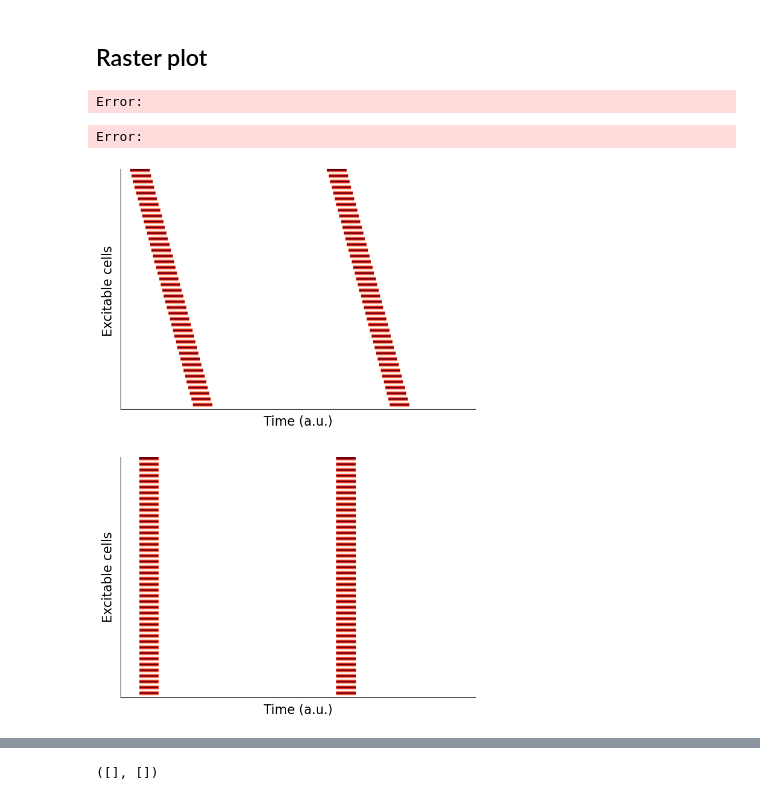
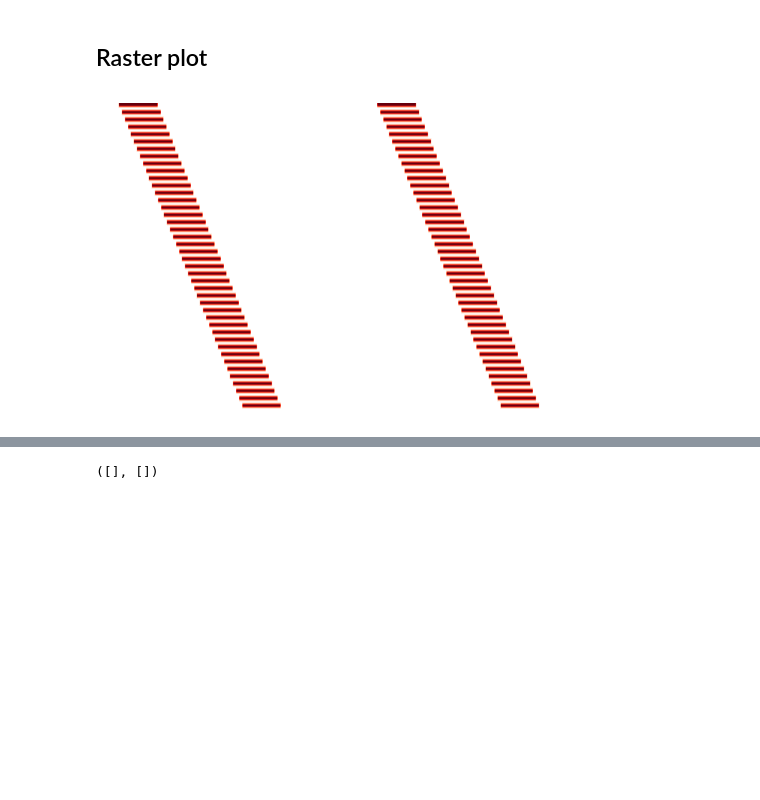
Before and after one commit to Priesemann-Group/perspective_heart_and_brain, a Jupyter notebook: notebooks/heart_plots.ipynb, the cells around one changed output, grey strips where cells are left out. Drawn from its saved outputs; the diff is of its cells as text; code cells hidden in the pictures; blank space fills up the shorter version.

```diff
--- a/notebooks/heart_plots.ipynb
+++ b/notebooks/heart_plots.ipynb
@@ -101,8 +101,8 @@ N_y=200
 N_x=200
 N=N_x*N_y
 dts=500
-L1, c1 = generate_laplacian(N_x,N_y,0, seed=1000, sparse_matrix=True)
-L2,c2=generate_laplacian(N_x,N_y,0.35, seed=135, sparse_matrix=True)
+L1, c1 = generate_laplacian(N_x,N_y,0.46, seed=1000, sparse_matrix=True)
+L2,c2=generate_laplacian(N_x,N_y,0.45, seed=135, sparse_matrix=True)
 # %%
 
 def FHN_step(u, v, N, a, b, e, Du, sigma, L, key, delta_t):
@@ -204,23 +204,22 @@ def threshold_matrix(matrix: jnp.ndarray, threshold: float) -> jnp.ndarray:
     # Use jax.numpy.where to create a binary matrix
     return jnp.where(matrix > threshold, 1, 0)
 # %%
-u_sol, v_sol = run_simulation(N=N, sigma=0.0001,L=L1, c1=c1, key=random.PRNGKey(2),delta_t=0.1, total_time=6500, stimulus_time=1300, Nconf=6500)
-u_sol2, v_sol2 = run_simulation(N=N, sigma=0.0001,L=L2, c1=c2, key=random.PRNGKey(2),delta_t=0.1, total_time=6500, stimulus_time=1300, Nconf=6500)
+
+
+u_sol, v_sol = run_simulation(N=N, sigma=0.0001,L=L1, c1=c1, key=random.PRNGKey(2),delta_t=0.1, total_time=6500, stimulus_time=500, Nconf=6500)
+u_sol2, v_sol2 = run_simulation(N=N, sigma=0.0001,L=L2, c1=c2, key=random.PRNGKey(2),delta_t=0.1, total_time=6500, stimulus_time=500, Nconf=6500)
 u_sol1=u_sol.T
 u_sol2=u_sol2.T
 binary1=threshold_matrix(u_sol1,0.08)
 binary1=binary1.reshape(N_x,N_y,-1)
 binary2=threshold_matrix(u_sol2,0.08)
 binary2=binary2.reshape(N_x,N_y,-1)
-# %% [output]
-Error:
-Error:
 # %%
 # Get the specific slices
 
-data1 = binary1[20, 4:(N_y-4), :1500]
+data1 = binary1[20, 4:(N_y-4), :900]
 
-data2 = binary1[4:(N_y-4), 10, :1500]
+data2 = binary1[4:(N_y-4), 10, :900]
 
 # Add blank rows between binary rows for data1
 N1, T1 = data1.shape
@@ -232,47 +231,48 @@ for i in range(N1):
 # Add blank rows between binary rows for data2
 N2, T2 = data2.shape
 gap2 = 1  # Gap size (number of blank rows)
 data2_with_blanks = np.zeros((N2 * (gap2 + 1), T2))
 for i in range(N2):
     data2_with_blanks[i * (gap2 + 1), :] = data2[i, :]
 
 # Create a custom colormap (transparent for 0, red for 1)
 cmap = plt.cm.Reds
 cmap = cmap(np.arange(cmap.N))
 cmap[0, -1] = 0  # Set the alpha value of the first color (for 0) to 0 (fully transparent)
 cmap = plt.matplotlib.colors.ListedColormap(cmap)
 
 
 # Plot the data
-plt.figure(figsize=(8, 12), facecolor='none')
+plt.figure(figsize=(6, 4), facecolor='none')
 
 # Plot data1
-plt.subplot(2, 1, 1)
+#plt.subplot(2, 1, 1)
 plt.imshow(data1_with_blanks, cmap=cmap, vmin=0, vmax=1, aspect='auto')
 plt.xticks([])  # Remove x-axis ticks
 plt.yticks([])  # Remove y-axis ticks
-plt.ylabel("Excitable cells ", fontsize=16)
-plt.xlabel("Time (a.u.)", fontsize=16)
+#plt.ylabel("Excitable cells ", fontsize=16)
+#plt.xlabel("Time (a.u.)", fontsize=16)
 plt.gca().spines['top'].set_visible(False)
 plt.gca().spines['right'].set_visible(False)
-#plt.gca().spines['bottom'].set_visible(False)
-#plt.gca().spines['left'].set_visible(False)
-
+plt.gca().spines['bottom'].set_visible(False)
+plt.gca().spines['left'].set_visible(False)
+'''
 # Plot data2
-plt.subplot(2, 1, 2)
+#plt.subplot(2, 1, 2)
 plt.imshow(data2_with_blanks, cmap=cmap, vmin=0, vmax=1, aspect='auto')
 plt.xticks([])  # Remove x-axis ticks
 plt.yticks([])  # Remove y-axis ticks
-plt.ylabel("Excitable cells", fontsize=16)
-plt.xlabel("Time (a.u.)", fontsize=16)
+#plt.ylabel("Excitable cells", fontsize=16)
+#plt.xlabel("Time (a.u.)", fontsize=16)
 plt.gca().spines['top'].set_visible(False)
 plt.gca().spines['right'].set_visible(False)
-#plt.gca().spines['bottom'].set_visible(False)
-#plt.gca().spines['left'].set_visible(False)
-
+plt.gca().spines['bottom'].set_visible(False)
+plt.gca().spines['left'].set_visible(False)
+'''
+plt.savefig('figures/heart_raster_row_healthy.pdf', facecolor='none')
 plt.show()
 # %% [output]
-[figure, old version]
+[figure, new version]
 # %%
 # Get the specific slices
 
```
Also changed, not shown: parts of 18 cells of this notebook, 6 other files.
